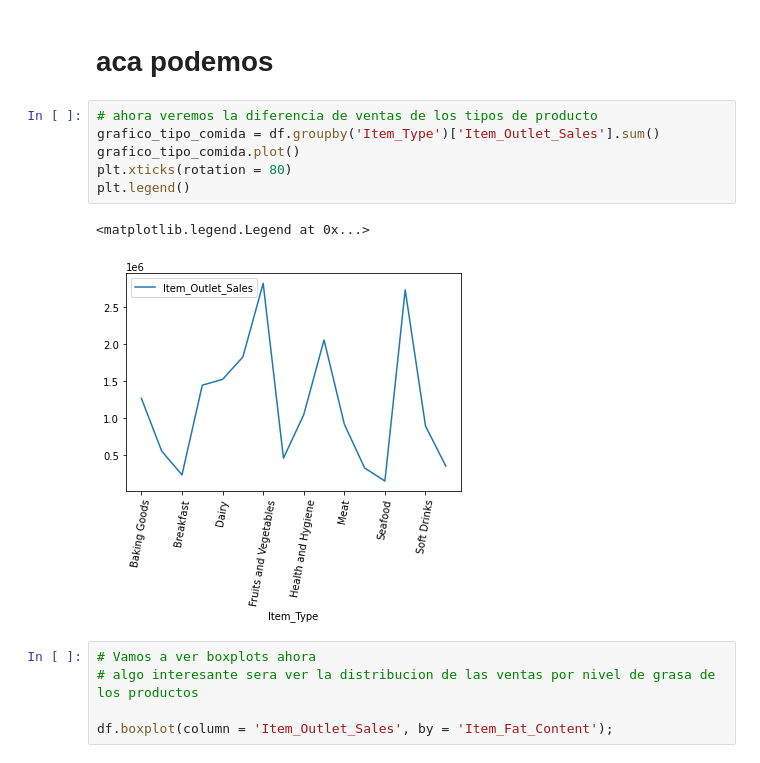
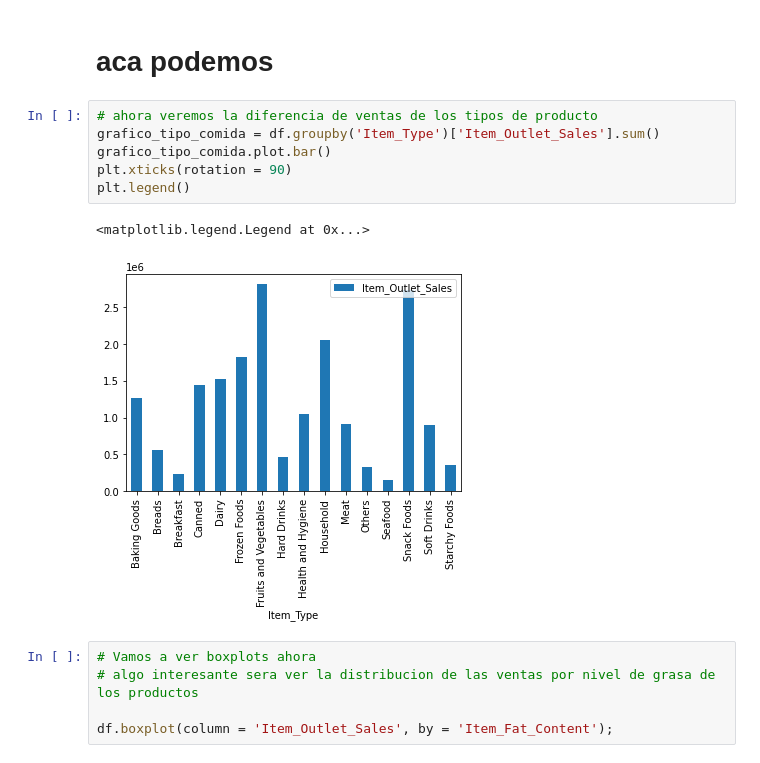
Before and after one commit to Jose-Balocchi/Retail---Predicciones-de-ventas, a Jupyter notebook: 05_Proyecto_1.ipynb, the cells around one changed output. Drawn from its saved outputs; the diff is of its cells as text.

```diff
--- a/05_Proyecto_1.ipynb
+++ b/05_Proyecto_1.ipynb
@@ -445,12 +463,12 @@ plt.legend()
 # %%
 # ahora veremos la diferencia de ventas de los tipos de producto
 grafico_tipo_comida = df.groupby('Item_Type')['Item_Outlet_Sales'].sum()
-grafico_tipo_comida.plot()
-plt.xticks(rotation = 80)
+grafico_tipo_comida.plot.bar()
+plt.xticks(rotation = 90)
 plt.legend()
 # %% [output]
 <matplotlib.legend.Legend at 0x...>
-[figure, old version]
+[figure, new version]
 # %%
 # Vamos a ver boxplots ahora
 # algo interesante sera ver la distribucion de las ventas por nivel de grasa de los productos
```
Also changed, not shown: parts of 4 cells of this notebook.
